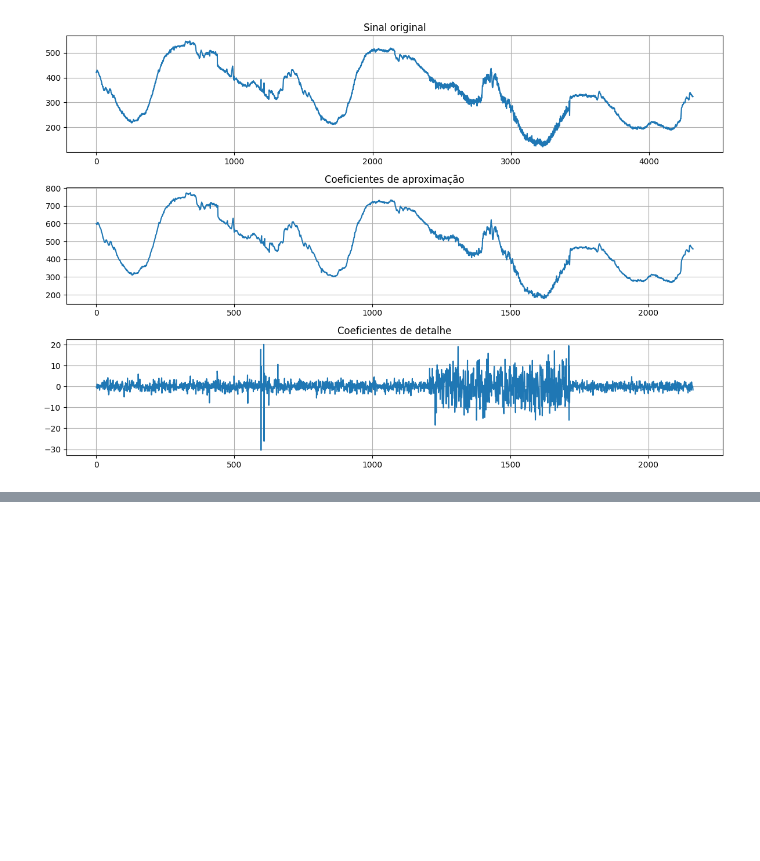
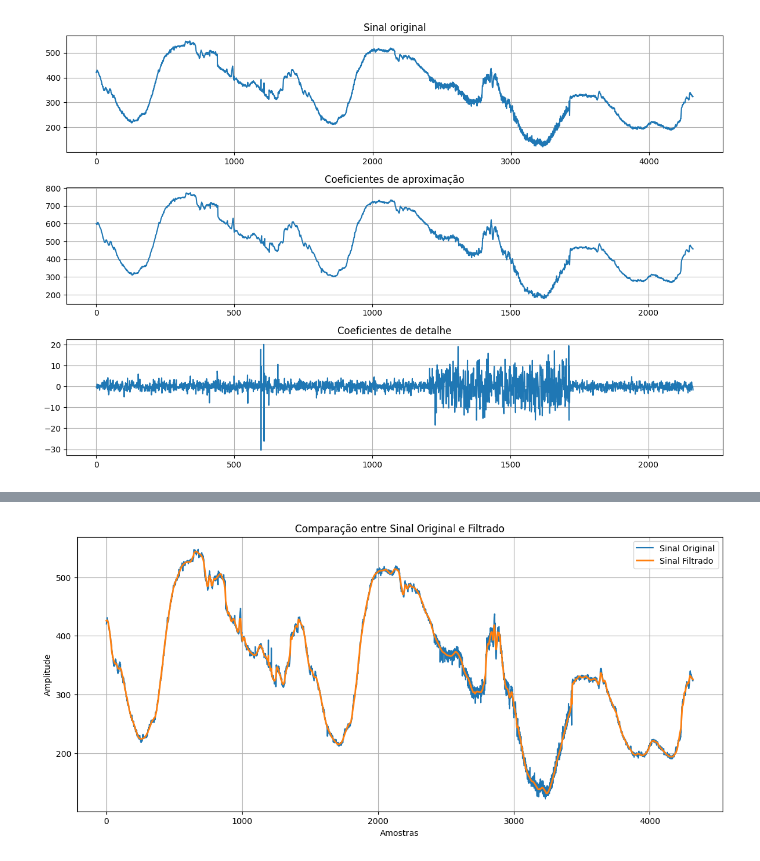
Before and after one commit to masterAristocats/Trabalho-Processamento-de-Sinais-I-5, a Jupyter notebook: rep.ipynb, the cells around one changed output, grey strips where cells are left out. Saved outputs shown, nothing was run; the diff lists cells and outputs as text; code cells hidden in the pictures; blank space fills up the shorter version.

```diff
--- a/rep.ipynb
+++ b/rep.ipynb
@@ -1401,0 +1559,46 @@ plt.show()
+# %%
+# ============================================================
+# Definindo limiar
+# ============================================================
+
+limiar = 20
+
+coef_filtrado = aplicar_threshold(
+    coef,
+    limiar,
+    modo='soft'
+)
+
+# ============================================================
+# Reconstruindo sinal filtrado
+# ============================================================
+
+sinal_reconstruido = pywt.waverec(
+    coef_filtrado,
+    wavelet
+)
+
+# Ajustando tamanho
+sinal_reconstruido = sinal_reconstruido[:len(sinal)]
+# %%
+# ============================================================
+# Comparação sinal original x sinal filtrado
+# ============================================================
+
+plt.figure(figsize=(14,6))
+
+plt.plot(sinal, label='Sinal Original')
+plt.plot(sinal_reconstruido,
+         label='Sinal Filtrado',
+         linewidth=2)
+
+plt.title('Comparação entre Sinal Original e Filtrado')
+plt.xlabel('Amostras')
+plt.ylabel('Amplitude')
+
+plt.legend()
+plt.grid()
+
+plt.show()
+# %% [output]
+[figure, added]
```
Also changed, not shown: parts of 25 cells of this notebook.
